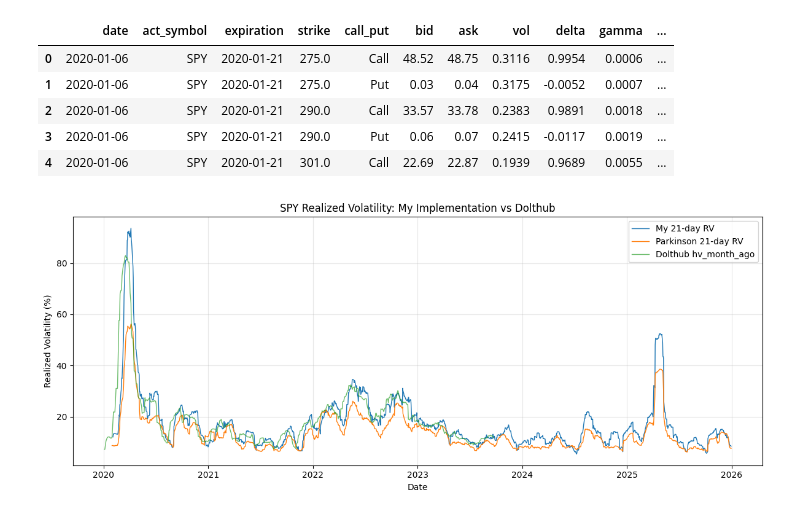
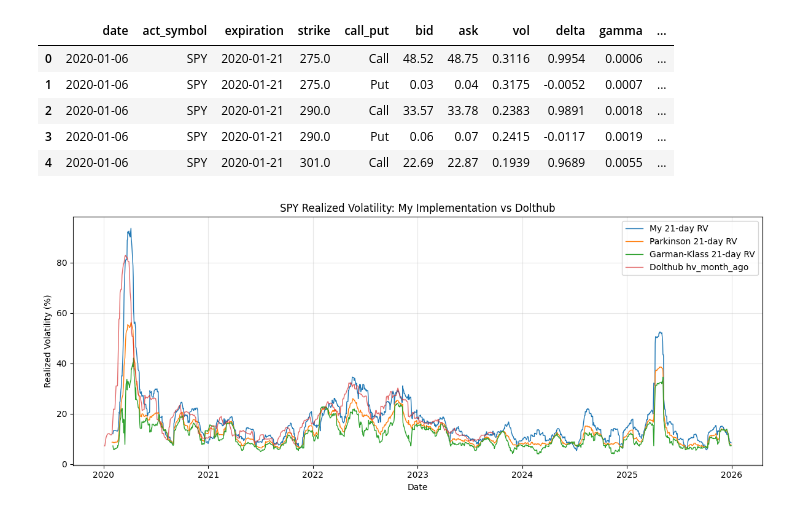
Before and after one commit to ElanPodo/volatility_surface_signals, a Jupyter notebook: notebooks/01_data_exploration.ipynb, the cells around one changed output. Saved outputs shown, nothing was run; the diff lists cells and outputs as text; code cells hidden in the pictures.

Commit message:
Add Garman-Klass estimator function and implement in notebook

```diff
--- a/notebooks/01_data_exploration.ipynb
+++ b/notebooks/01_data_exploration.ipynb
@@ -75,30 +75,31 @@ merged.head()
 | 3 | 2020-01-06 | SPY | 2020-01-21 | 290.0 | Put | 0.06 | 0.07 | 0.2415 | -0.0117 | 0.0019 | ... |
 | 4 | 2020-01-06 | SPY | 2020-01-21 | 301.0 | Call | 22.69 | 22.87 | 0.1939 | 0.9689 | 0.0055 | ... |
 # %%
-from src.rv_estimators import close_to_close_rv, parkinson_rv
+from src.rv_estimators import close_to_close_rv, parkinson_rv, garman_klass_rv
 
 PROJECT_ROOT = Path.cwd().parent if Path.cwd().name == "notebooks" else Path.cwd()
 DATA_DIR = PROJECT_ROOT / "data"
 
 sp = pd.read_parquet(DATA_DIR / "spy_prices.parquet")
 vh = pd.read_parquet(DATA_DIR / "spy_volatility_history.parquet")
 
 rv_21 = close_to_close_rv(sp["Close"], window=21)
-
 park_rv_21 = parkinson_rv(sp['High'], sp['Low'], window=21)
+klass_rv_21 = garman_klass_rv(sp['High'], sp['Low'], sp['Close'], window=21)
 
 vh = vh.set_index("date").sort_index()
 
 fig, ax = plt.subplots(figsize=(12, 5))
 ax.plot(rv_21.index, rv_21 * 100, linewidth=1, label="My 21-day RV")
 ax.plot(park_rv_21.index, park_rv_21 * 100, linewidth=1, label="Parkinson 21-day RV")
+ax.plot(klass_rv_21.index, klass_rv_21 * 100, linewidth=1, label="Garman-Klass 21-day RV")
 ax.plot(vh.index, vh["hv_month_ago"].shift(-21) * 100, linewidth=1, label="Dolthub hv_month_ago", alpha=0.7)
 ax.set_title("SPY Realized Volatility: My Implementation vs Dolthub")
 ax.set_xlabel("Date")
 ax.set_ylabel("Realized Volatility (%)")
 ax.grid(True, alpha=0.3)
 ax.legend()
 plt.tight_layout()
 plt.show()
 # %% [output]
-[figure, old version]
+[figure, new version]
```
Also changed, not shown: 1 other file.
